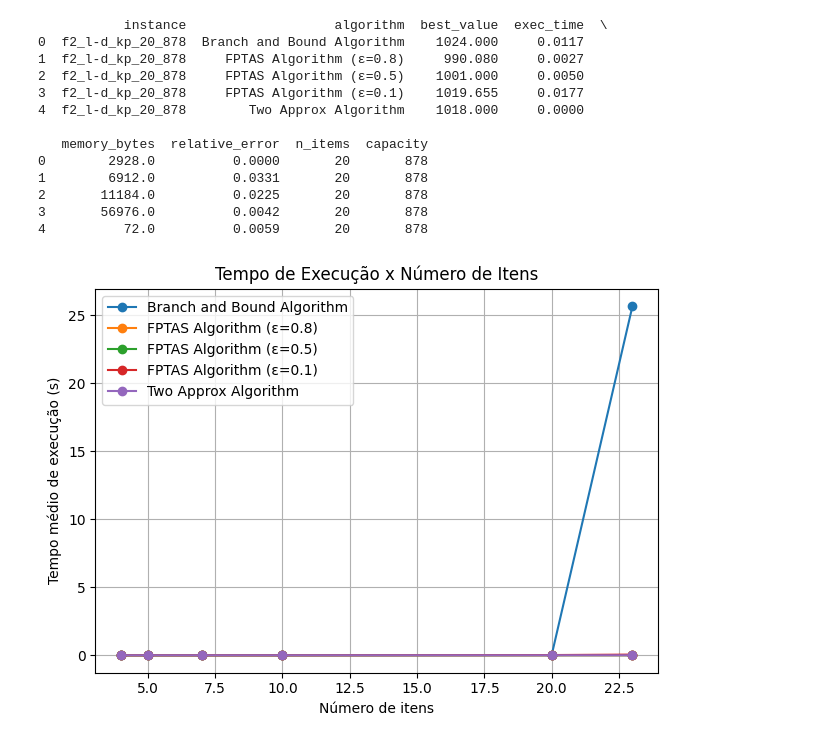
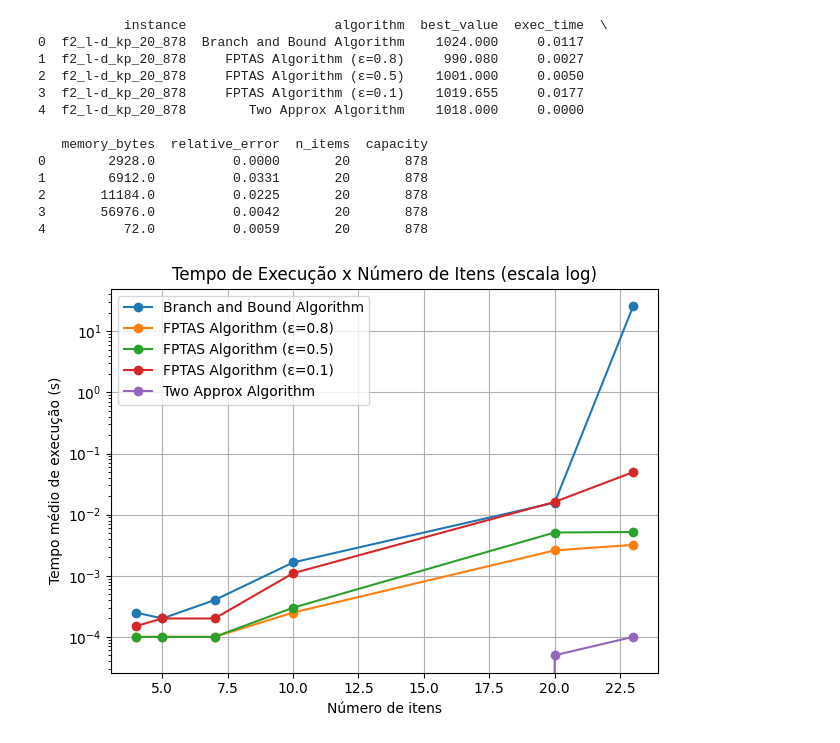
Before and after one commit to estersassis/knapsack-algorithms, a Jupyter notebook: analisys.ipynb, the cells around one changed output. Saved outputs shown, nothing was run; the diff lists cells and outputs as text; code cells hidden in the pictures.

Commit message:
low dimensional graph analysis ipynb

```diff
--- a/analisys.ipynb
+++ b/analisys.ipynb
@@ -103,20 +103,21 @@ print(df.head())
 # %%
 import matplotlib.pyplot as plt
 
 plt.figure()
 
 for algo in df['algorithm'].unique():
     subset = df[df['algorithm'] == algo]
     mean_by_n = subset.groupby('n_items')['exec_time'].mean()
     plt.plot(mean_by_n.index, mean_by_n.values, marker='o', label=algo)
 
 plt.xlabel("Número de itens")
 plt.ylabel("Tempo médio de execução (s)")
 plt.yscale("log")
-plt.title("Tempo de Execução x Número de Itens")
+plt.title("Tempo de Execução x Número de Itens (escala log)")
 plt.legend()
 plt.grid()
 plt.tight_layout()
+plt.savefig("kp_results/low-dimensional/graphs/grafico1_exec_vs_nitems.png", dpi=300)
 plt.show()
 # %% [output]
-[figure, old version]
+[figure, new version]
```
Also changed, not shown: parts of 5 cells of this notebook.
